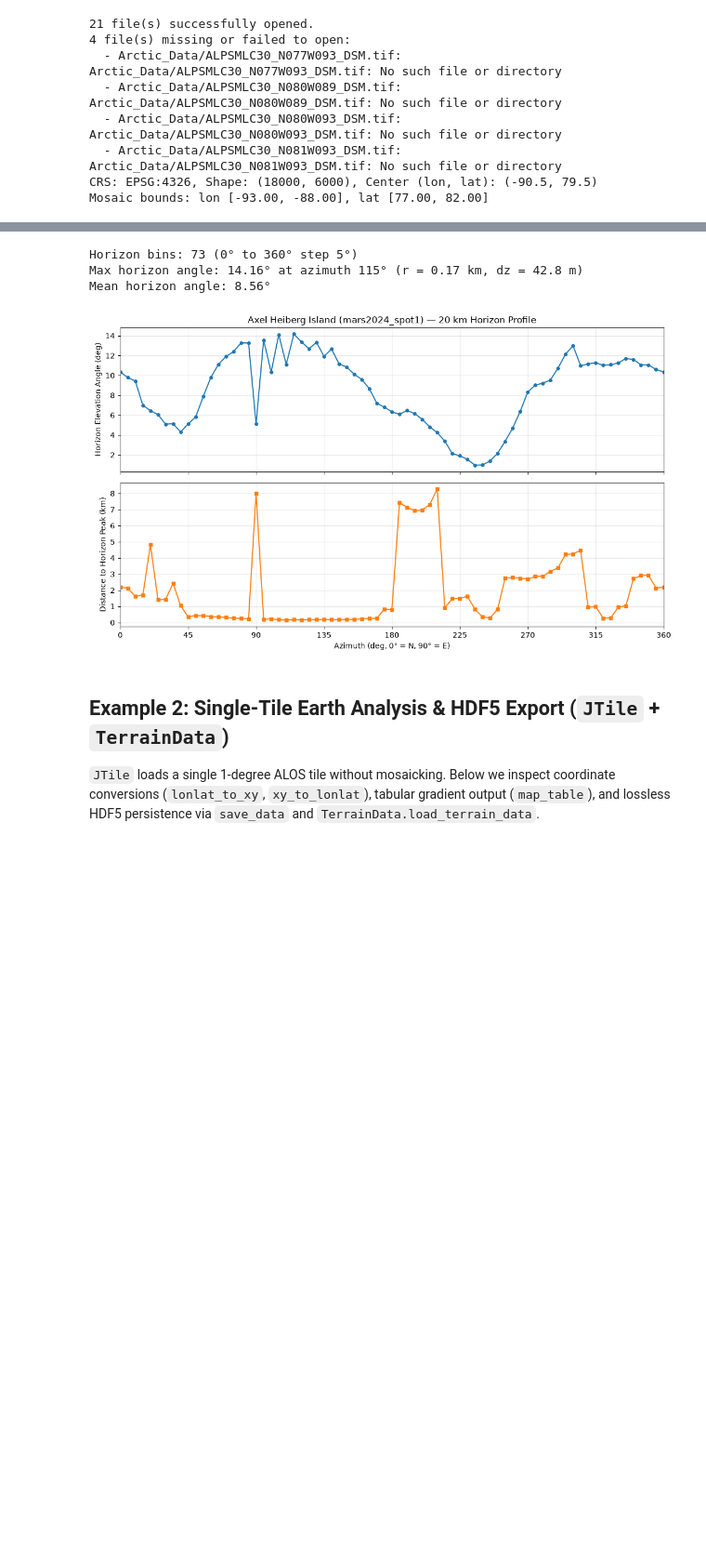
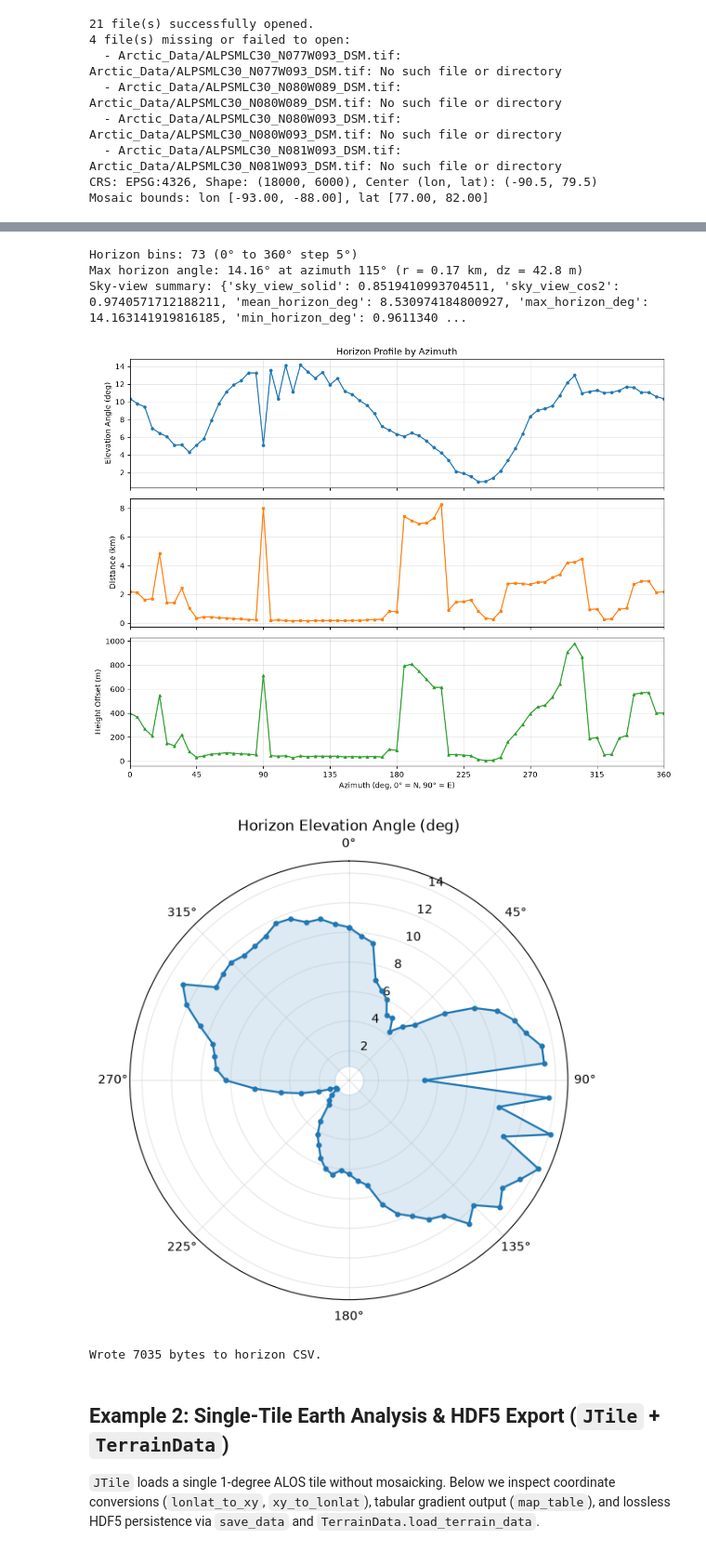
Before and after one commit to williamlee8ucb/MIST_Maps, a Jupyter notebook: ComboTile_Demo.ipynb, the cells around one changed output, grey strips where cells are left out. Shown at 93% size. Drawn from its saved outputs; the diff is of its cells as text; code cells hidden in the pictures; blank space fills up the shorter version.

Commit message:
Add windowed ENU, per-row gradients, horizon plotting/CSV, and sky-view metrics

```diff
--- a/ComboTile_Demo.ipynb
+++ b/ComboTile_Demo.ipynb
@@ -56,38 +54,36 @@ plt.show()
 # %%
 az_centers, max_elev, max_r, max_z, max_coords = arctic.max_elev_enu(
     bin_width=5.0,
     radius_max_meters=20_000.0,
     radius0_meters=200.0,
     lon0=obs_lon,
     lat0=obs_lat,
 )
 
+svf = ComboTile.sky_view_fraction(az_centers, max_elev)
 peak_idx = int(np.nanargmax(max_elev))
 print(f"Horizon bins: {len(az_centers)} (0° to 360° step 5°)")
 print(f"Max horizon angle: {max_elev[peak_idx]:.2f}° at azimuth {az_centers[peak_idx]:.0f}° "
       f"(r = {max_r[peak_idx]/1e3:.2f} km, dz = {max_z[peak_idx]:.1f} m)")
-print(f"Mean horizon angle: {np.nanmean(max_elev):.2f}°")
+print(f"Sky-view summary: {svf}")
 
-fig, (ax1, ax2) = plt.subplots(2, 1, figsize=(11, 6.5), sharex=True)
-ax1.plot(az_centers, max_elev, "o-", markersize=4, color="tab:blue")
-ax1.set_ylabel("Horizon Elevation Angle (deg)")
-ax1.set_title("Axel Heiberg Island (mars2024_spot1) — 20 km Horizon Profile")
-ax1.grid(True, alpha=0.3)
+arctic.plot_horizon(az_centers, max_elev, max_r, max_z)
+plt.show()
 
-ax2.plot(az_centers, max_r / 1e3, "s-", markersize=4, color="tab:orange")
-ax2.set_ylabel("Distance to Horizon Peak (km)")
-ax2.set_xlabel("Azimuth (deg, 0° = N, 90° = E)")
-ax2.set_xlim(0, 360)
-ax2.set_xticks(np.arange(0, 361, 45))
-ax2.grid(True, alpha=0.3)
+arctic.plot_horizon(az_centers, max_elev, polar=True)
+plt.show()
 
-plt.tight_layout()
-plt.show()
+with tempfile.TemporaryDirectory() as tmpdir:
+    csv_path = os.path.join(tmpdir, "arctic_horizon.csv")
+    ComboTile.save_horizon_csv(csv_path, az_centers, max_elev, max_r, max_z, max_coords)
+    print(f"Wrote {os.path.getsize(csv_path)} bytes to horizon CSV.")
 # %% [output]
 Horizon bins: 73 (0° to 360° step 5°)
 Max horizon angle: 14.16° at azimuth 115° (r = 0.17 km, dz = 42.8 m)
-Mean horizon angle: 8.56°
+Sky-view summary: {'sky_view_solid': 0.8519410993704511, 'sky_view_cos2': 0.9740571712188211, 'mean_horizon_deg': 8.530974184800927, 'max_horizon_deg': 14.163141919816185, 'min_horizon_deg': 0.9611340 ...
-[figure, old version]
+[figure, new version]
+[figure, added]
+Wrote 7035 bytes to horizon CSV.
 # %% [markdown]
 ## Example 2: Single-Tile Earth Analysis & HDF5 Export (`JTile` + `TerrainData`)
 
```
Also changed, not shown: parts of 6 cells of this notebook, 6 other files.
